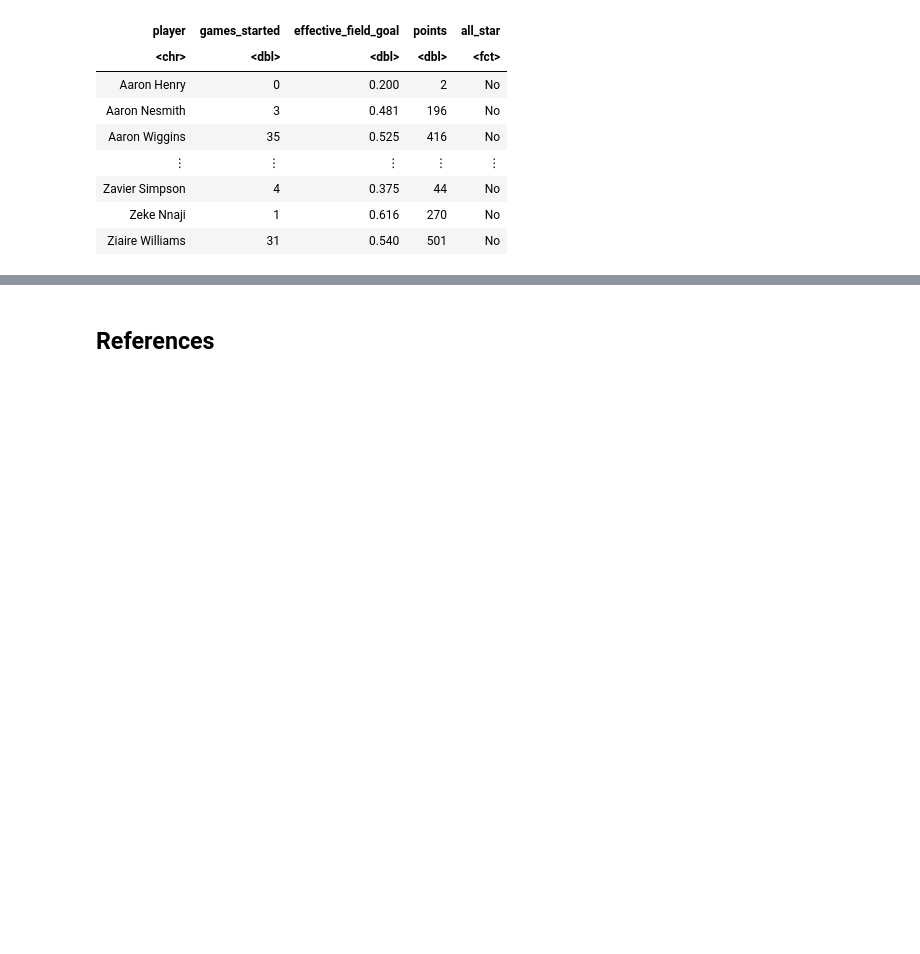
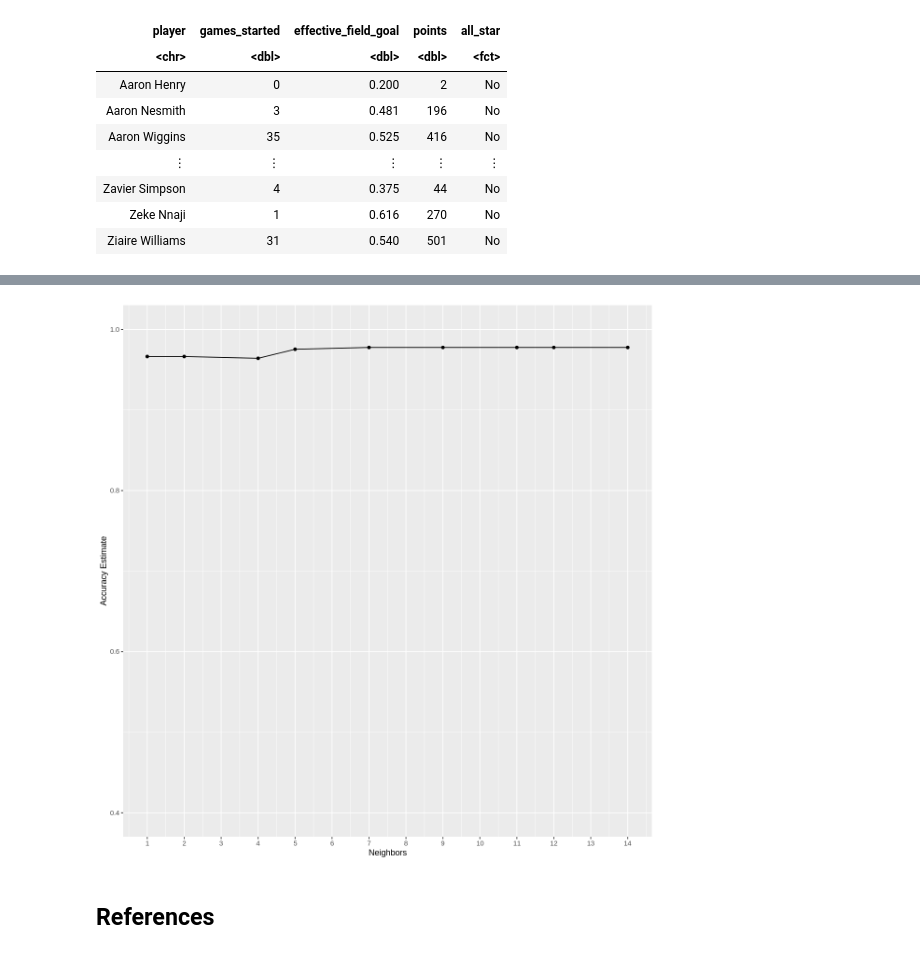
Before and after one commit to DrakenRaptor/Section006-28-Proposal, a Jupyter notebook: ProjectTrial.ipynb, the cells around one changed output, grey strips where cells are left out. Saved outputs shown, nothing was run; the diff lists cells and outputs as text; code cells hidden in the pictures; blank space fills up the shorter version.

```diff
--- a/ProjectTrial.ipynb
+++ b/ProjectTrial.ipynb
@@ -639,2 +776,17 @@ A tibble: 447 × 5
+# %%
+accuracies_2022 <- knn_results |>
+       filter(.metric == "accuracy")
+
+accuracy_versus_k_2022 <- ggplot(accuracies_2022, aes(x = neighbors, y = mean))+
+       geom_point() +
+       geom_line() +
+       labs(x = "Neighbors", y = "Accuracy Estimate") +
+       scale_x_continuous(breaks = seq(0, 14, by = 1)) +
+       scale_y_continuous(limits = c(0.4, 1.0))
+
+
+accuracy_versus_k_2022
+# %% [output]
+[figure, added]
 # %% [markdown]
 ## References
```
Also changed, not shown: parts of 11 cells of this notebook.
